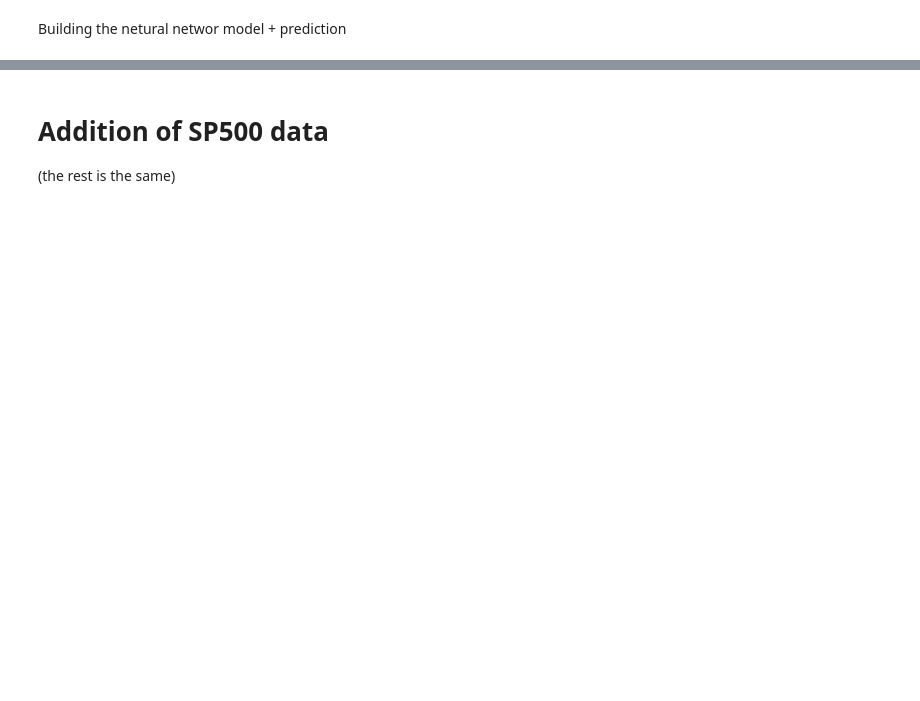
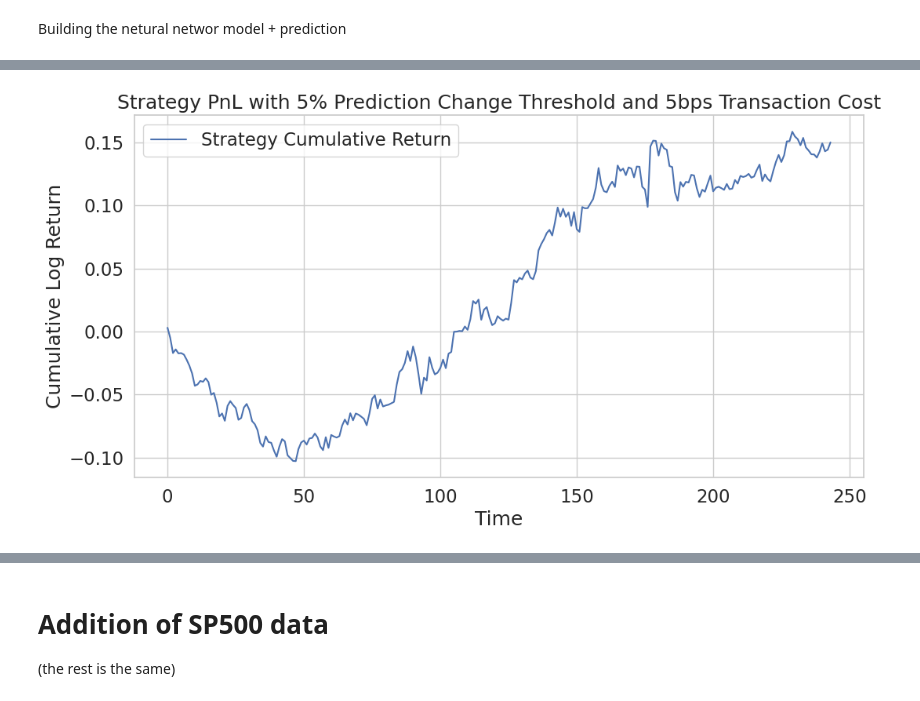
Before and after one commit to ClaudiooBarbieri/econometric-insurance, a Jupyter notebook: econometric/GROUP4/LSTM.ipynb, the cells around one changed output, grey strips where cells are left out. Saved outputs shown, nothing was run; the diff lists cells and outputs as text; code cells hidden in the pictures; blank space fills up the shorter version.

```diff
--- a/econometric/GROUP4/LSTM.ipynb
+++ b/econometric/GROUP4/LSTM.ipynb
@@ -259,0 +290,3 @@ Directional Accuracy: 49.18%
+# %%
+pred_change = np.abs(np.diff(pred_flat) / pred_flat[:-1])
+pred_change = np.insert(pred_change, 0, 0)  # To align length
@@ -259,0 +388,12 @@ Directional Accuracy: 49.18%
+# %%
+# Plot the cumulative PnL
+plt.figure(figsize=(12, 6))
+plt.plot(cumulative_return, label="Strategy Cumulative Return")
+plt.title("Strategy PnL with 5% Prediction Change Threshold and 5bps Transaction Cost")
+plt.xlabel("Time")
+plt.ylabel("Cumulative Log Return")
+plt.legend()
+plt.grid(True)
+plt.show()
+# %% [output]
+[figure, added]
```
Also changed, not shown: parts of 38 cells of this notebook.
